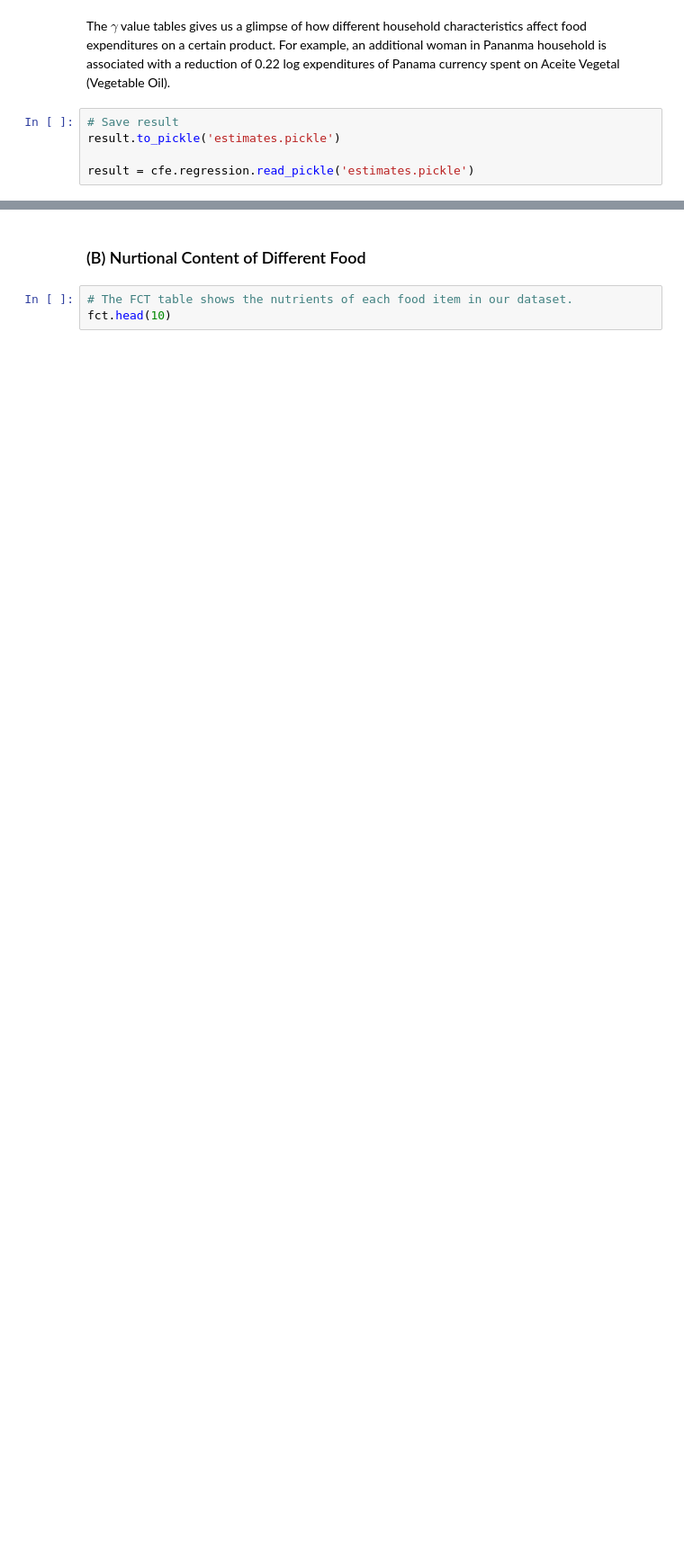
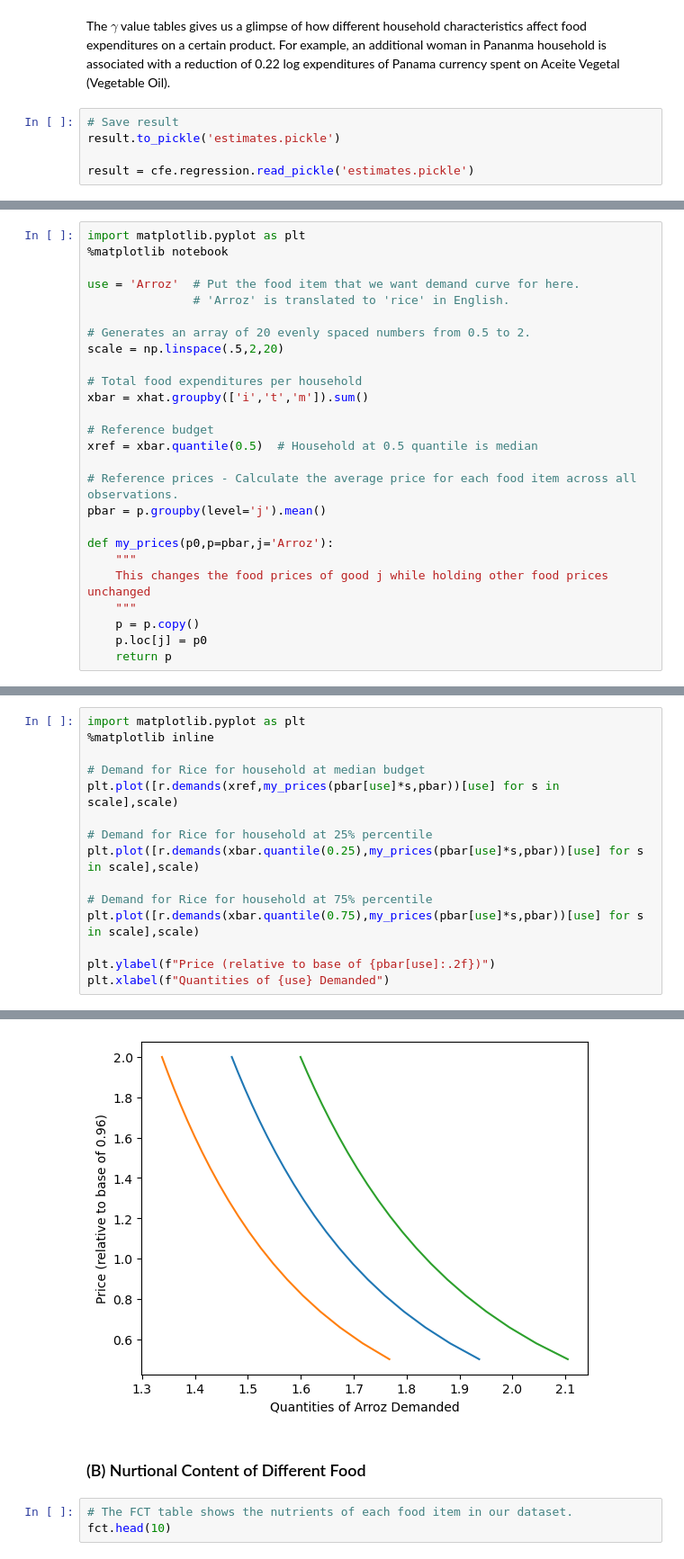
Before and after one commit to yingyinlii/team_johnhicks_proj03, a Jupyter notebook: food_demand.ipynb, the cells around one changed output, grey strips where cells are left out. Shown: that part at 90% size. Cells and saved outputs as stored; diff of their text form; blank space fills up the shorter version.

Commit message:
added graph

```diff
--- a/food_demand.ipynb
+++ b/food_demand.ipynb
@@ -342,0 +355,26 @@ result = cfe.regression.read_pickle('estimates.pickle')
+# %%
+import matplotlib.pyplot as plt
+%matplotlib notebook
+
+use = 'Arroz'  # Put the food item that we want demand curve for here.
+               # 'Arroz' is translated to 'rice' in English.
+
+# Generates an array of 20 evenly spaced numbers from 0.5 to 2.
+scale = np.linspace(.5,2,20)
+
+# Total food expenditures per household
+xbar = xhat.groupby(['i','t','m']).sum()
+
+# Reference budget
+xref = xbar.quantile(0.5)  # Household at 0.5 quantile is median
+
+# Reference prices - Calculate the average price for each food item across all observations.
+pbar = p.groupby(level='j').mean()
+
+def my_prices(p0,p=pbar,j='Arroz'):
+    """
+    This changes the food prices of good j while holding other food prices unchanged
+    """
+    p = p.copy()
+    p.loc[j] = p0
+    return p
@@ -342,0 +383,16 @@ result = cfe.regression.read_pickle('estimates.pickle')
+# %%
+import matplotlib.pyplot as plt
+%matplotlib inline
+
+# Demand for Rice for household at median budget
+plt.plot([r.demands(xref,my_prices(pbar[use]*s,pbar))[use] for s in scale],scale)
+
+# Demand for Rice for household at 25% percentile
+plt.plot([r.demands(xbar.quantile(0.25),my_prices(pbar[use]*s,pbar))[use] for s in scale],scale)
+
+# Demand for Rice for household at 75% percentile
+plt.plot([r.demands(xbar.quantile(0.75),my_prices(pbar[use]*s,pbar))[use] for s in scale],scale)
+
+plt.ylabel(f"Price (relative to base of {pbar[use]:.2f})")
+plt.xlabel(f"Quantities of {use} Demanded")
+# %% [output]
@@ -343,3 +400,4 @@ result = cfe.regression.read_pickle('estimates.pickle')
+[figure, added]
 # %% [markdown]
 ### (B) Nurtional Content of Different Food
 # %%
```
Also changed, not shown: parts of 9 cells of this notebook.
